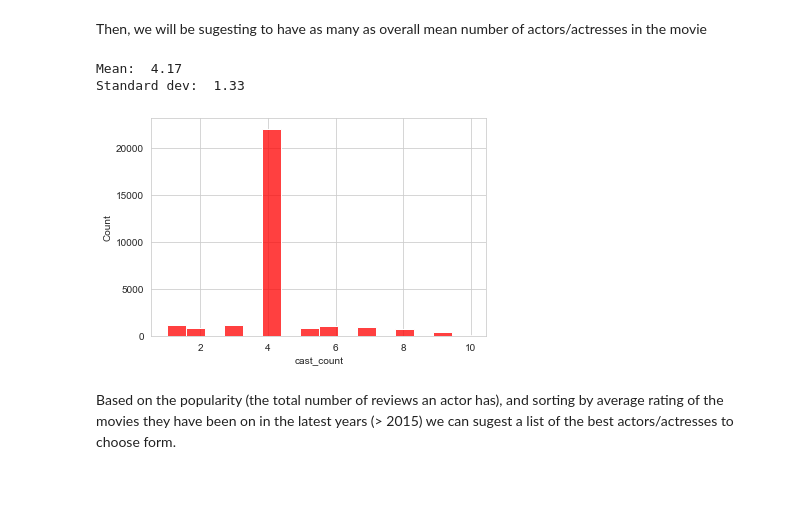
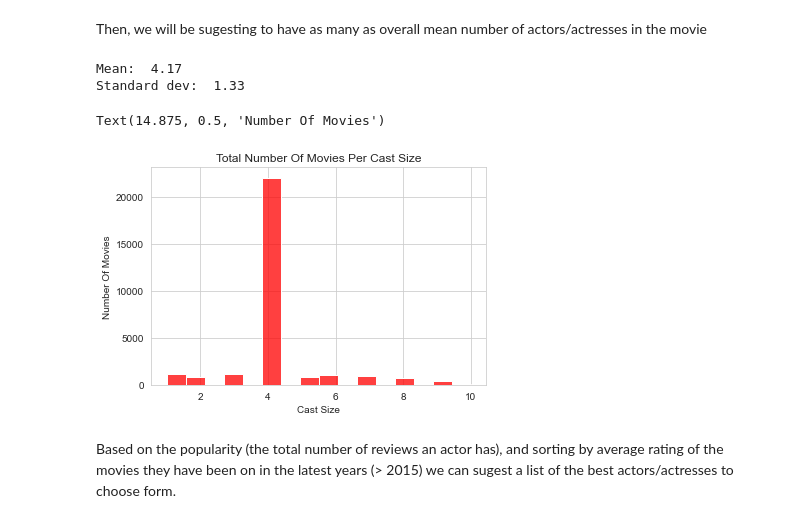
Before and after one commit to jwargodeloitte/intensive-final-project, a Jupyter notebook: Data_Analysis_Master.ipynb, the cells around one changed output. Drawn from its saved outputs; the diff is of its cells as text; code cells hidden in the pictures; blank space fills up the shorter version.

```diff
--- a/Data_Analysis_Master.ipynb
+++ b/Data_Analysis_Master.ipynb
@@ -271,16 +273,20 @@ Then, we will be sugesting to have as many as overall mean number of actors/actr
 # %%
 #cast_counts_n_ratings.set_index('movie_id',inplace = True)
 sns.set_style('whitegrid')
 sns.histplot(cast_counts_n_ratings['cast_count'], kde = False, color ='red', bins = 'auto')
 print('Mean: ',round(cast_counts_n_ratings['cast_count'].mean(),2));
 #print('Mode: ',cast_counts_n_ratings['cast_count'].mode(),2);
 print('Standard dev: ',round(cast_counts_n_ratings['cast_count'].std(),2));
 
 plt.savefig("Figures/cast_counts_hist",dpi=240,bbox_inches = "tight")
+plt.title('Total Number Of Movies Per Cast Size')
+plt.xlabel('Cast Size')
+plt.ylabel('Number Of Movies')
 # %% [output]
 Mean:  4.17
 Standard dev:  1.33
+Text(14.875, 0.5, 'Number Of Movies')
-[figure, old version]
+[figure, new version]
 # %% [markdown]
 Based on the popularity (the total number of reviews an actor has), and sorting by average rating of the movies they have been on in the latest years (> 2015) we can sugest a list of the best actors/actresses to choose form.
 # %%
```
Also changed, not shown: parts of 7 cells of this notebook, 7 other files.
